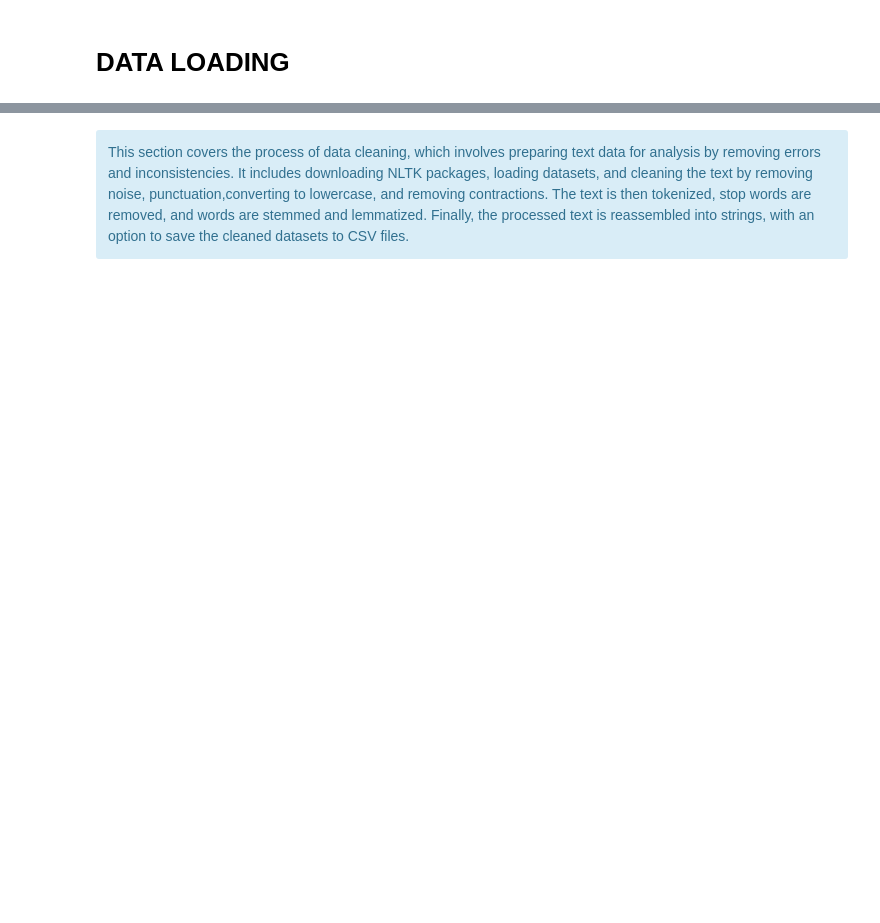
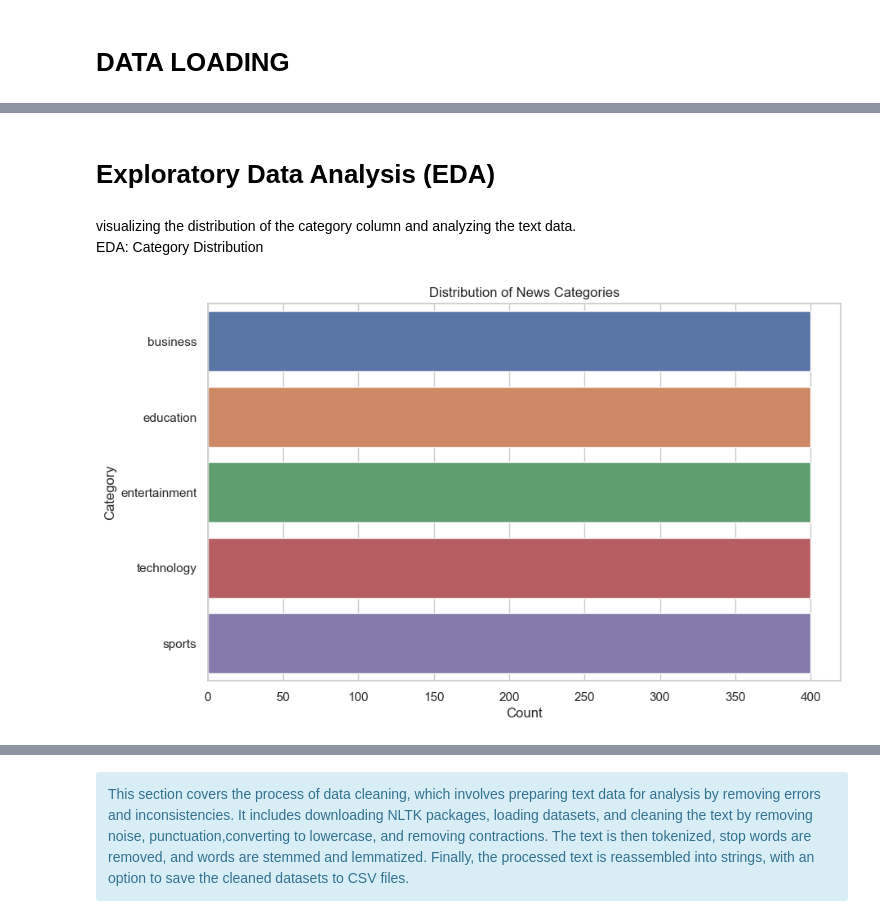
Before and after one commit to justin9503/2401FTDS_Classification_Project_Team_MM2, a Jupyter notebook: Classification_Project_Team_MM2.ipynb, the cells around one changed output, grey strips where cells are left out. Saved outputs shown, nothing was run; the diff lists cells and outputs as text; code cells hidden in the pictures; blank space fills up the shorter version.

```diff
--- a/Classification_Project_Team_MM2.ipynb
+++ b/Classification_Project_Team_MM2.ipynb
@@ -32,7 +21,6 @@ from wordcloud import WordCloud
 # %% [markdown]
 # DATA LOADING
 # %%
-#Put back the right path
-
-train_data = pd.read_csv('test.csv')
-test_data = pd.read_csv('train.csv')
+# Load the data
+train_data = pd.read_csv('Data/processed/test.csv')
+test_data = pd.read_csv('Data/processed/train.csv')
@@ -56,0 +62,15 @@ test_data.head()
+# %% [markdown]
+# Exploratory Data Analysis (EDA)
+# %% [markdown]
+visualizing the distribution of the category column and analyzing the text data.
+EDA: Category Distribution
+# %%
+# Plot the distribution of the category column
+plt.figure(figsize=(10, 6))
+sns.countplot(y='category', data=train_data, order=train_data['category'].value_counts().index)
+plt.title('Distribution of News Categories')
+plt.xlabel('Count')
+plt.ylabel('Category')
+plt.show()
+# %% [output]
+[figure, added]
```
Also changed, not shown: parts of 49 cells of this notebook, 2 other files.
